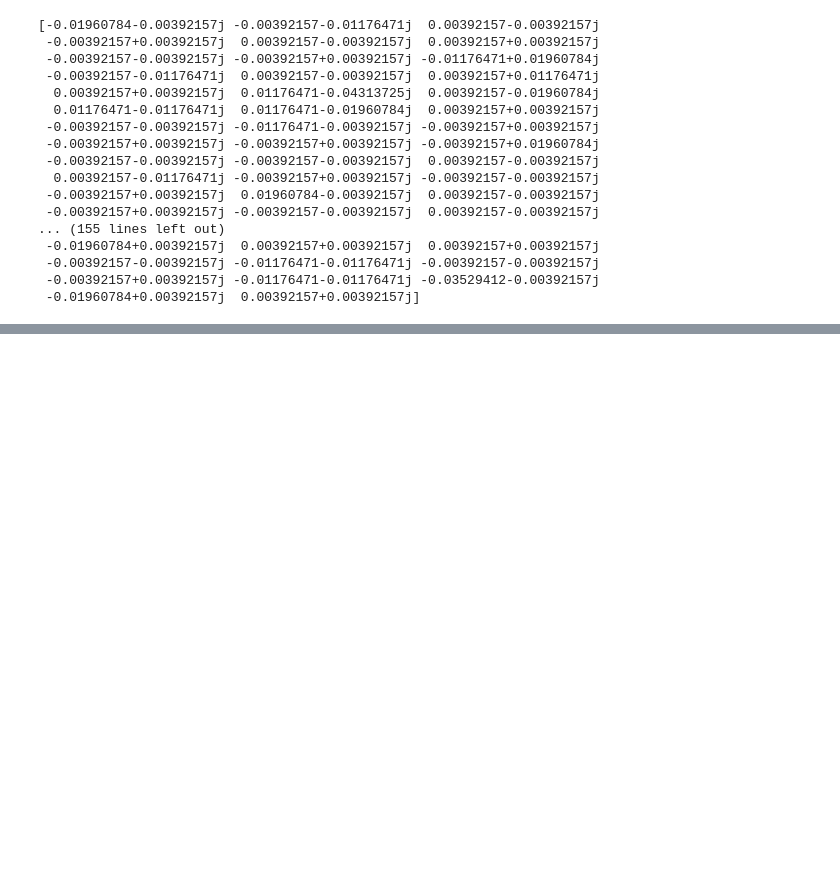
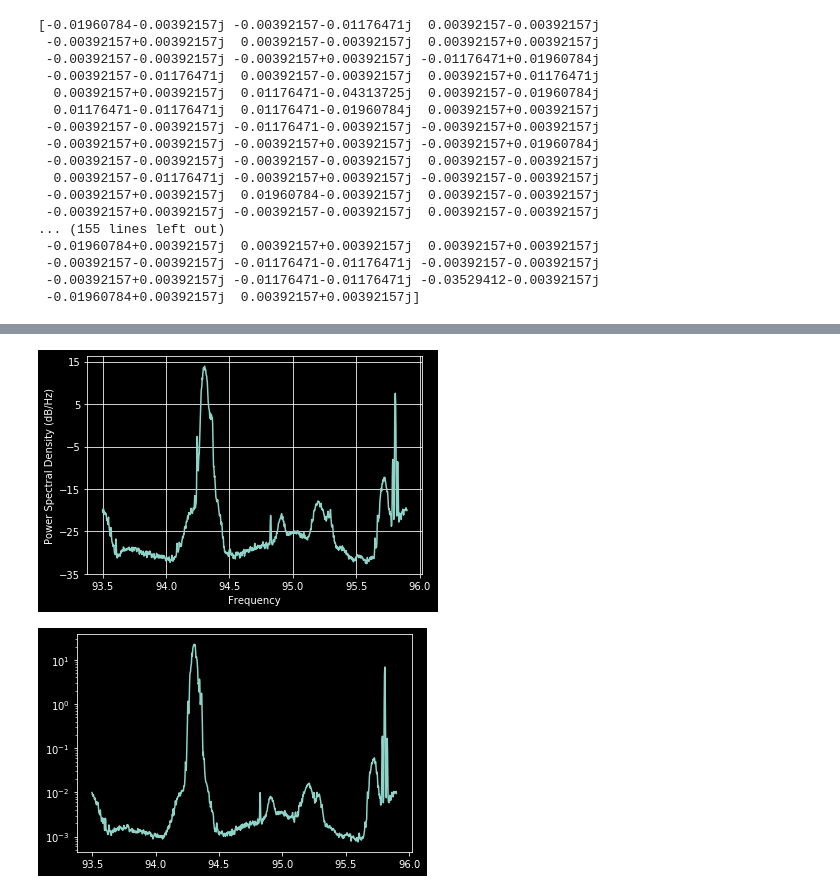
Before and after one commit to craigjperry2/websdr, a Jupyter notebook: notebook/exploring-pyrtlsdr.ipynb, the cells around one changed output, grey strips where cells are left out. Cells and saved outputs as stored; diff of their text form; code cells hidden in the pictures; blank space fills up the shorter version.

```diff
--- a/notebook/exploring-pyrtlsdr.ipynb
+++ b/notebook/exploring-pyrtlsdr.ipynb
@@ -58,0 +65,54 @@ show()
+# %%
+from matplotlib import pyplot as plt
+import matplotlib.animation as animation
+from rtlsdr import RtlSdr
+import numpy as np
+from matplotlib import mlab as mlab
+
+sdr = RtlSdr()
+# configure device
+sdr.sample_rate = 2.4e6  # Hz
+sdr.center_freq = 94.7e6  # Hz
+sdr.freq_correction = 60   # PPM
+sdr.gain = 'auto'
+
+fig = plt.figure()
+graph_out = fig.add_subplot(1, 1, 1)
+
+fig2 = plt.figure()
+graph_out2 = fig2.add_subplot(1, 1, 1)
+
+def animate(i):
+    graph_out.clear()
+    samples = sdr.read_samples(256*1024)
+    # use matplotlib to estimate and plot the PSD
+    graph_out.psd(
+        samples,
+        NFFT=1024,
+        Fs=sdr.sample_rate / 1e6,
+        Fc=sdr.center_freq / 1e6
+    )
+
+def animate2(i):
+    graph_out2.clear()
+    samples = sdr.read_samples(256*1024)
+    # use matplotlib to estimate and plot the PSD
+    power, psd_freq = mlab.psd(
+        samples,
+        NFFT=1024,
+        Fs=sdr.sample_rate / 1e6
+    )
+    psd_freq = psd_freq + sdr.center_freq/1e6
+    graph_out2.semilogy(psd_freq, power)
+
+try:
+    ani = animation.FuncAnimation(fig, animate, interval=10)
+    ani2 = animation.FuncAnimation(fig, animate2, interval=10)
+    plt.show()
+except KeyboardInterrupt:
+    pass
+finally:
+    sdr.close()
+# %% [output]
+[figure, added]
+[figure, added]
```
Also changed, not shown: parts of 3 cells of this notebook, 2 other files.
